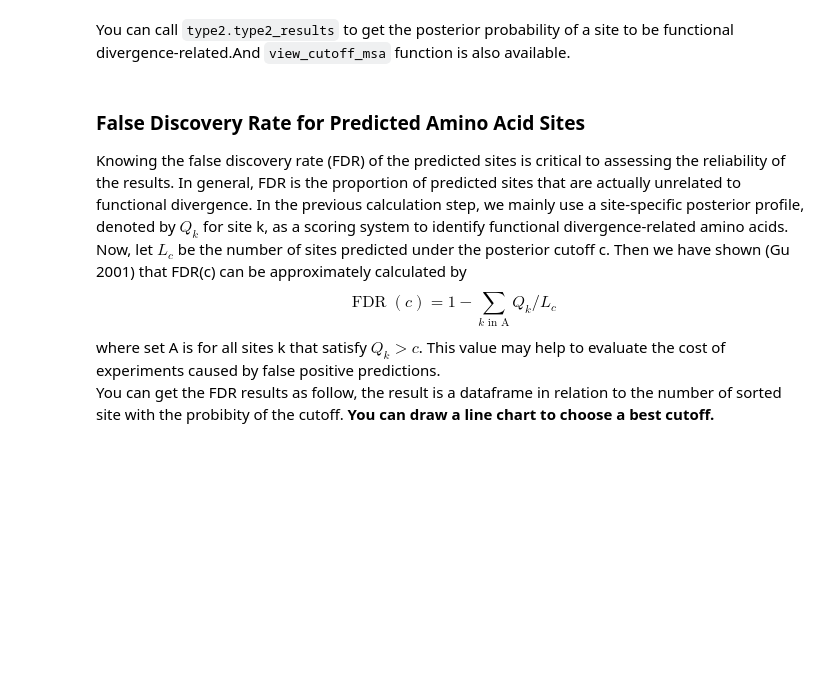
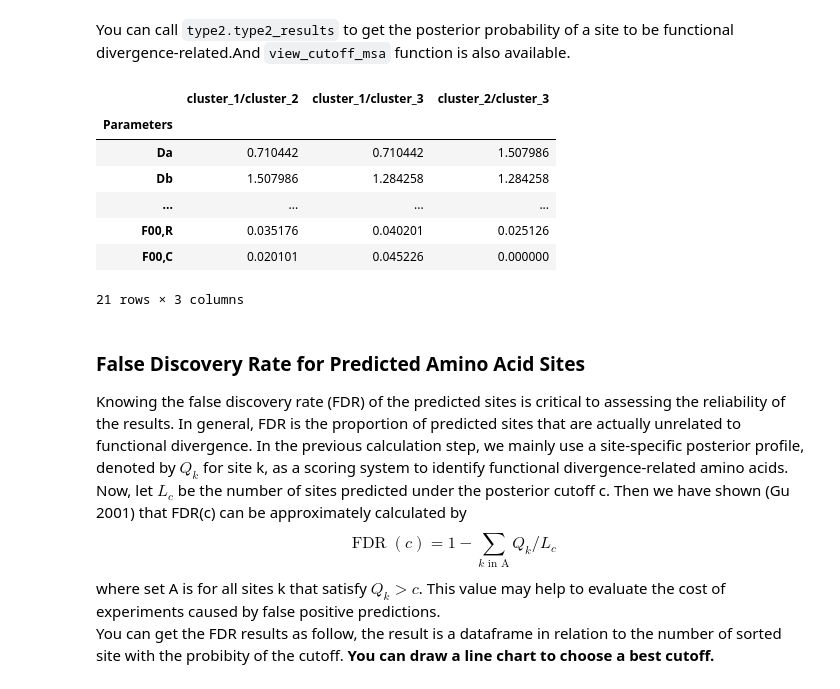
Before and after one commit to zjupgx/diverge4, a Jupyter notebook: Tutorial/Tutorial.ipynb, the cells around one changed output. Drawn from its saved outputs; the diff is of its cells as text; code cells hidden in the pictures; blank space fills up the shorter version.

```diff
--- a/Tutorial/Tutorial.ipynb
+++ b/Tutorial/Tutorial.ipynb
@@ -215,6 +242,16 @@ type2 = Type2("./test_data/CASP.aln","./test_data/cl1.tree","./test_data/cl2.tre
 You can call `type2.type2_results` to get the posterior probability of a site to be functional divergence-related.And `view_cutoff_msa` function is also available.
 # %%
 type2.results()
+type2.summary()
+# %% [output]
+|  | cluster_1/cluster_2 | cluster_1/cluster_3 | cluster_2/cluster_3 |
+| Parameters |  |  |  |
+| Da | 0.710442 | 0.710442 | 1.507986 |
+| Db | 1.507986 | 1.284258 | 1.284258 |
+| ... | ... | ... | ... |
+| F00,R | 0.035176 | 0.040201 | 0.025126 |
+| F00,C | 0.020101 | 0.045226 | 0.000000 |
+21 rows × 3 columns
 # %% [markdown]
 ### False Discovery Rate for Predicted Amino Acid Sites
 Knowing the false discovery rate (FDR) of the predicted sites is critical to assessing the reliability of the results. In general, FDR is the proportion of predicted sites that are actually unrelated to functional divergence.
```
Also changed, not shown: parts of 16 cells of this notebook, 6 other files.
